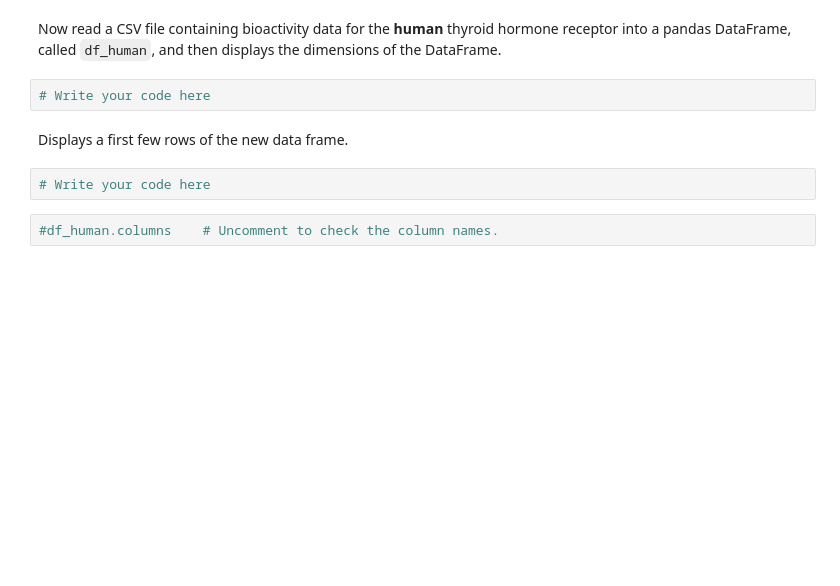
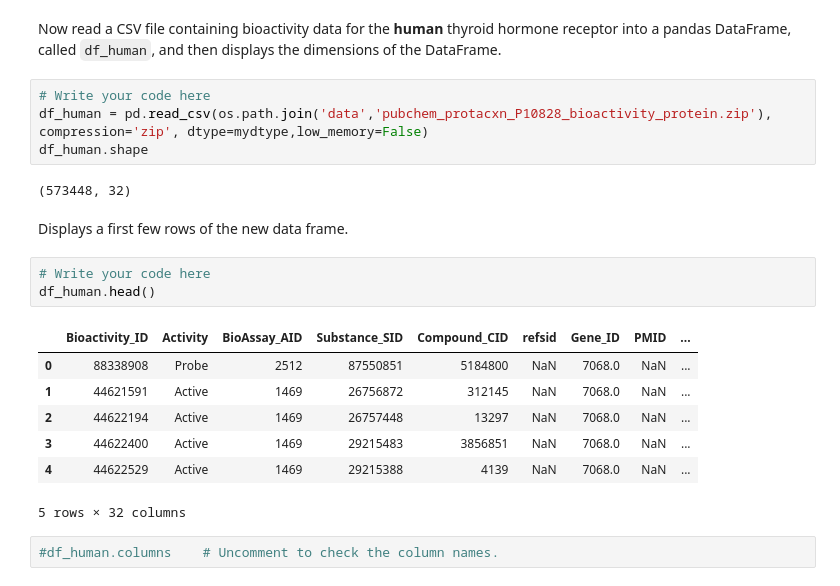
Before and after one commit to scottmreed/molecular_informatics, a Jupyter notebook: 8_b_eda-protein1.ipynb, the cells around one changed output. Drawn from its saved outputs; the diff is of its cells as text; blank space fills up the shorter version.

```diff
--- a/8_b_eda-protein1.ipynb
+++ b/8_b_eda-protein1.ipynb
@@ -190,10 +190,23 @@ df_rat.head()
 Now read a CSV file containing bioactivity data for the **human** thyroid hormone receptor into a pandas DataFrame, called `df_human`, and then displays the dimensions of the DataFrame.
 # %%
 # Write your code here
+df_human = pd.read_csv(os.path.join('data','pubchem_protacxn_P10828_bioactivity_protein.zip'), compression='zip', dtype=mydtype,low_memory=False)
+df_human.shape
+# %% [output]
+(573448, 32)
 # %% [markdown]
 Displays a first few rows of the new data frame.
 # %%
 # Write your code here
+df_human.head()
+# %% [output]
+|  | Bioactivity_ID | Activity | BioAssay_AID | Substance_SID | Compound_CID | refsid | Gene_ID | PMID | ... |
+| 0 | 88338908 | Probe | 2512 | 87550851 | 5184800 | NaN | 7068.0 | NaN | ... |
+| 1 | 44621591 | Active | 1469 | 26756872 | 312145 | NaN | 7068.0 | NaN | ... |
+| 2 | 44622194 | Active | 1469 | 26757448 | 13297 | NaN | 7068.0 | NaN | ... |
+| 3 | 44622400 | Active | 1469 | 29215483 | 3856851 | NaN | 7068.0 | NaN | ... |
+| 4 | 44622529 | Active | 1469 | 29215388 | 4139 | NaN | 7068.0 | NaN | ... |
+5 rows × 32 columns
 # %%
 #df_human.columns    # Uncomment to check the column names.
 # %% [markdown]
```
Also changed, not shown: parts of 45 cells of this notebook, 2 other files.
